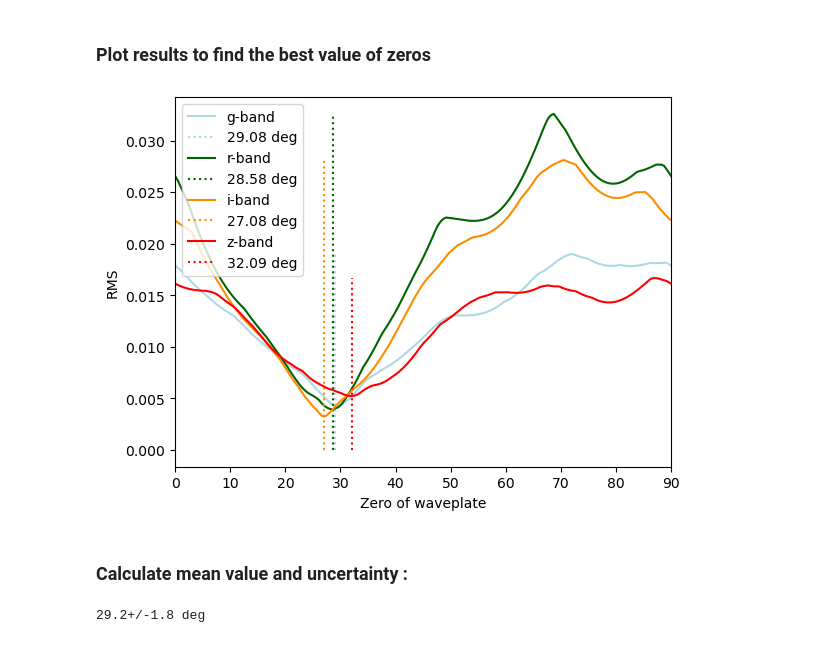
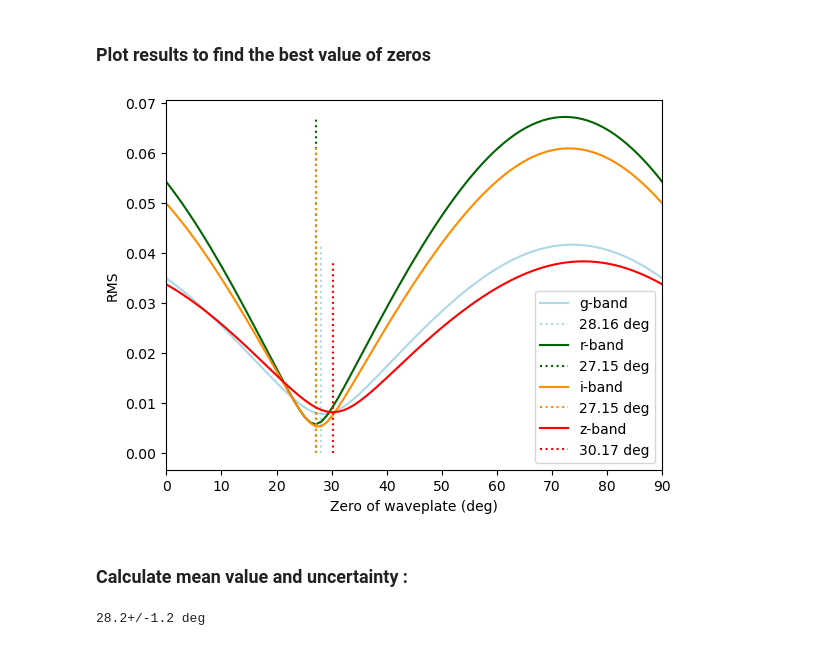
Before and after one commit to edermartioli/sparc4-pipeline, a Jupyter notebook: notebooks/sp4_calibrate_zero_from_circular_std.ipynb, the cells around one changed output. Cells and saved outputs as stored; diff of their text form; code cells hidden in the pictures.

```diff
--- a/notebooks/sp4_calibrate_zero_from_circular_std.ipynb
+++ b/notebooks/sp4_calibrate_zero_from_circular_std.ipynb
@@ -49,14 +49,16 @@ s4plt.plot_sci_polar_frame(s4[channel-1])
 ### Set index and make a first plot of the polarimetry:
 # %%
 source_index = 4 # set target index
-zero_guess = 30 # set zero of waveplate, in degrees
+zero_guess = 27.15 # set zero of waveplate, in degrees
 
 # get polarimetry results for the selected channel, source, and zero value:
 pol_results = s4pipelib.get_polarimetry_results(p4[channel-1],
                                                 source_index=source_index,
                                                 min_aperture=4,
                                                 max_aperture=21,
+                                                aperture_radius=20,
                                                 plot=True,
                                                 verbose=False,
+                                                compute_k=True,
                                                 zero=zero_guess)
 # %% [output]
@@ -74,9 +74,10 @@ pol_results = s4pipelib.get_polarimetry_results(p4[channel-1],
 # %% [markdown]
 ### Select sampling of trial zeros, and set variables
 # %%
-zeros = np.linspace(0, 180, num=360) # set array of trial zeros
+zeros = np.linspace(0, 180, num=180) # set array of trial zeros
 mask = zeros < 200 # mask values to avoid double minima when full range is 360 deg
 rms = [np.array([]), np.array([]), np.array([]), np.array([])]
+chisqr = [np.array([]), np.array([]), np.array([]), np.array([])]
 imin = [None, None, None, None]
 source_index = [4,4,4,4]
 colors = ["lightblue","darkgreen","darkorange","red"]
@@ -91,8 +92,10 @@ for ch in range(1,5) :
                                                 source_index=source_index[ch-1],
                                                 min_aperture=4,
                                                 max_aperture=21,
+                                                compute_k=False,
                                                 plot=False,
                                                 verbose=False,
                                                 zero=zeros[i])
         rms[ch-1] = np.append(rms[ch-1],pol_results['RMS'])
+        chisqr[ch-1] = np.append(chisqr[ch-1],pol_results['CHI2'])
 # %% [output]
@@ -114,28 +117,34 @@ for ch in range(1,5) :
 # %%
 mask = zeros < 90 # mask values to avoid double minima when full range is 360 deg
 
 min_zeros = np.array([])
 for ch in range(1,5) :
     imin[ch-1] = np.argmin(rms[ch-1][mask])
-
     min_zero = zeros[mask][imin[ch-1]]
     min_zeros = np.append(min_zeros,min_zero)
-
     plt.plot(zeros,rms[ch-1],color=colors[ch-1],label="{}-band".format(bands[ch-1]))
     plt.vlines(min_zero, 0, np.max(rms[ch-1]), ls=":", color=colors[ch-1], label="{:.2f} deg".format(min_zero))
 
+    #imin[ch-1] = np.argmin(chisqr[ch-1][mask])
+    #min_zero = zeros[mask][imin[ch-1]]
+    #min_zeros = np.append(min_zeros,min_zero)
+    #maxchi2 = np.max(chisqr[ch-1])
+    #plt.plot(zeros,chisqr[ch-1]/maxchi2,color=colors[ch-1],label="{}-band".format(bands[ch-1]))
+    #plt.vlines(min_zero, 0, 1.0, ls=":", color=colors[ch-1], label="{:.2f} deg".format(min_zero))
+
 plt.xlim(0,90)
-#plt.ylim(0,0.04)
-plt.xlabel("Zero of waveplate")
+#plt.ylim(0,1)
+plt.xlabel("Zero of waveplate (deg)")
 plt.ylabel("RMS")
+#plt.ylabel("Chi-square")
 plt.legend()
 plt.show()
 # %% [output]
-[figure, old version]
+[figure, new version]
 # %% [markdown]
 ### Calculate mean value and uncertainty  :
 # %%
 final_zero = ufloat(np.mean(min_zeros), np.std(min_zeros))
 print("{} deg".format(final_zero))
 # %% [output]
-29.2+/-1.8 deg
+28.2+/-1.2 deg
```
Also changed, not shown: parts of 2 cells of this notebook.
